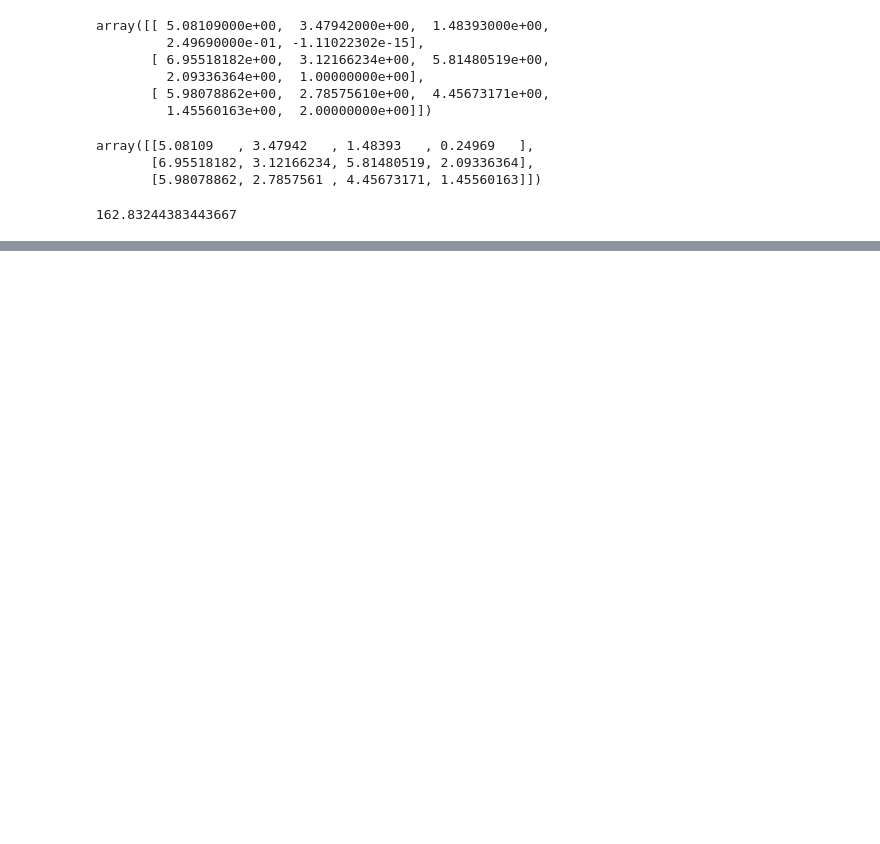
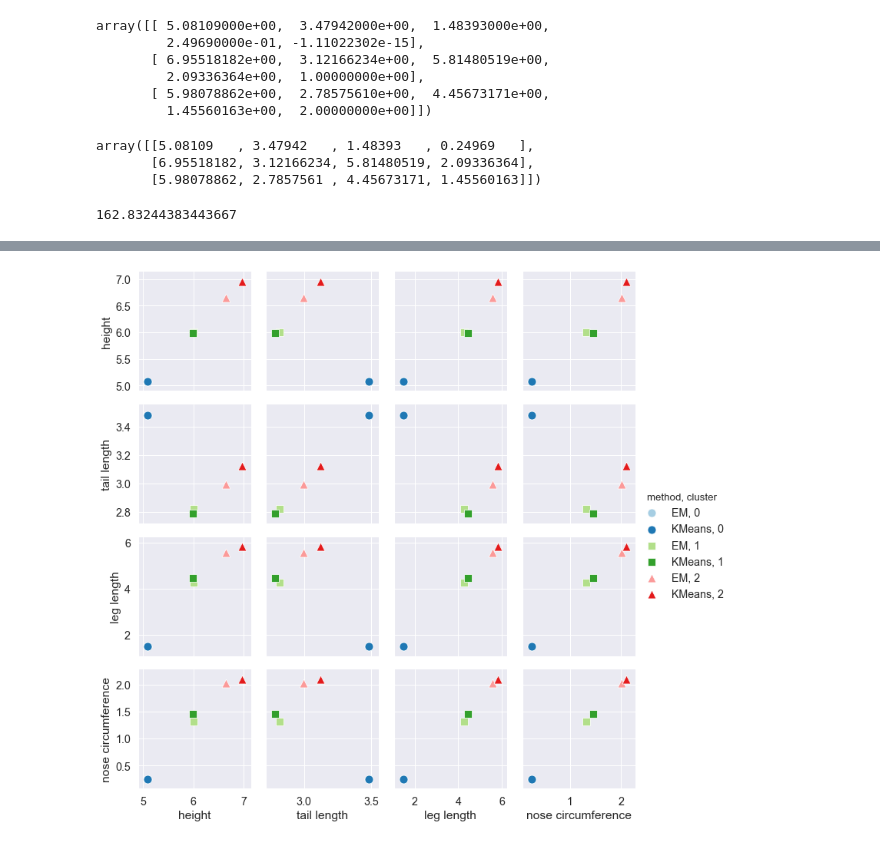
Before and after one commit to animaviridis/dmv-practicals, a Jupyter notebook: assessment/assignment1/task1/task1.ipynb, the cells around one changed output, grey strips where cells are left out. Saved outputs shown, nothing was run; the diff lists cells and outputs as text; code cells hidden in the pictures; blank space fills up the shorter version.

```diff
--- a/assessment/assignment1/task1/task1.ipynb
+++ b/assessment/assignment1/task1/task1.ipynb
@@ -196,0 +217,8 @@ model.inertia_
+# %%
+def make_df(arr):
+    return pd.DataFrame(arr[np.argsort(arr[:,0])], columns=data.columns)
+# %%
+centroids = pd.concat({'KMeans': make_df(kmeans_model.centroids), 'EM': make_df(em_model.means_)},
+                      names=['method', 'cluster'])
+centroids = centroids.swaplevel(0, 1).sort_index(axis=0, level=0)
+centroids
@@ -196,0 +234,11 @@ model.inertia_
+# %%
+centroids['method, cluster'] = [f"{method}, {cluster}" for cluster, method in centroids.index.to_flat_index()]
+# %%
+MARKERS_LIST = ['o', 's', '^', 'd', 'P', '*', 'X', 'v', 'H', '8', '>', '<']
+markers = ((K//len(MARKERS_LIST)+1) * MARKERS_LIST)[:K]
+
+g = sns.PairGrid(centroids, hue='method, cluster', palette='Paired', hue_kws={"marker": np.repeat(markers, 2)})
+g = g.map(sns.scatterplot, s=120)
+g = g.add_legend()
+# %% [output]
+[figure, added]
```
Also changed, not shown: parts of 16 cells of this notebook.
